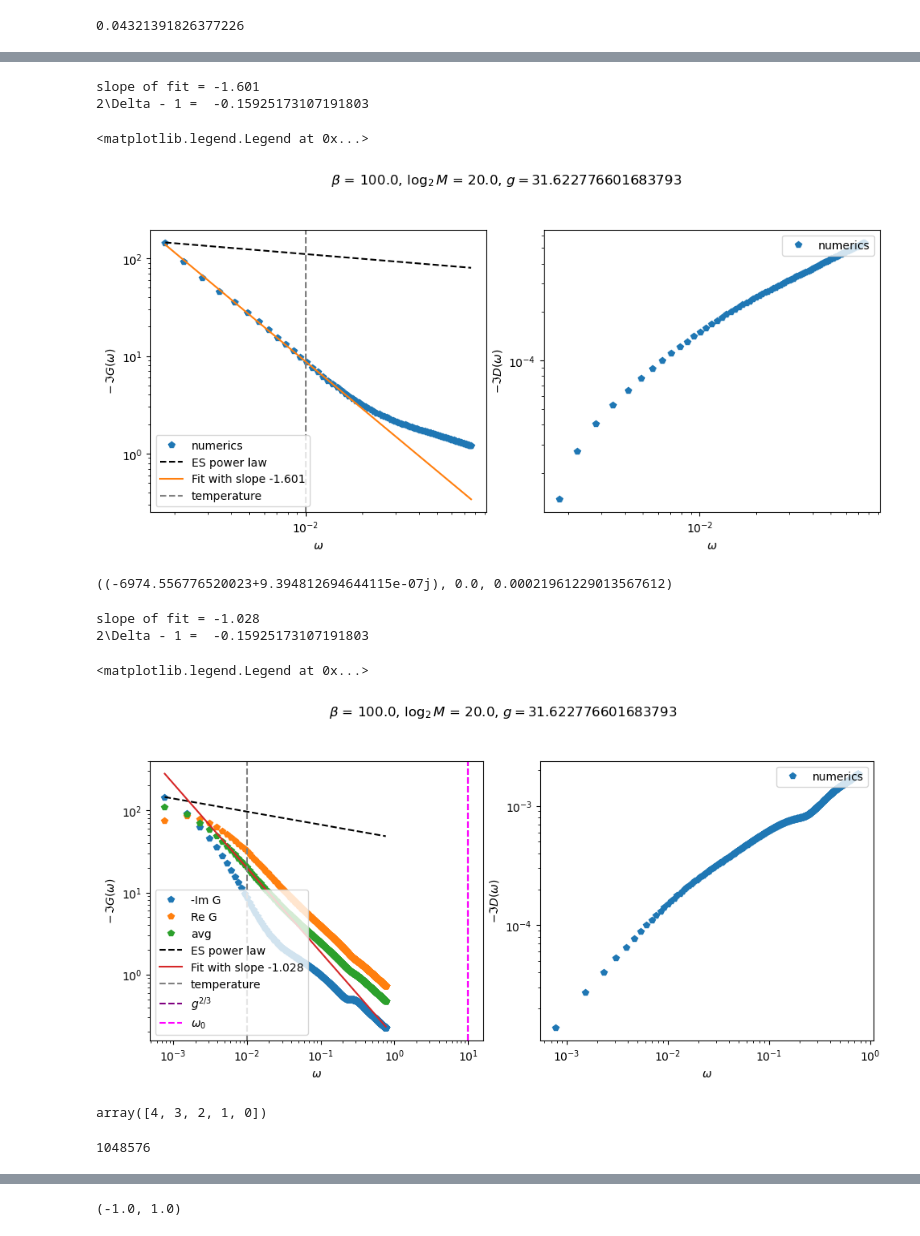
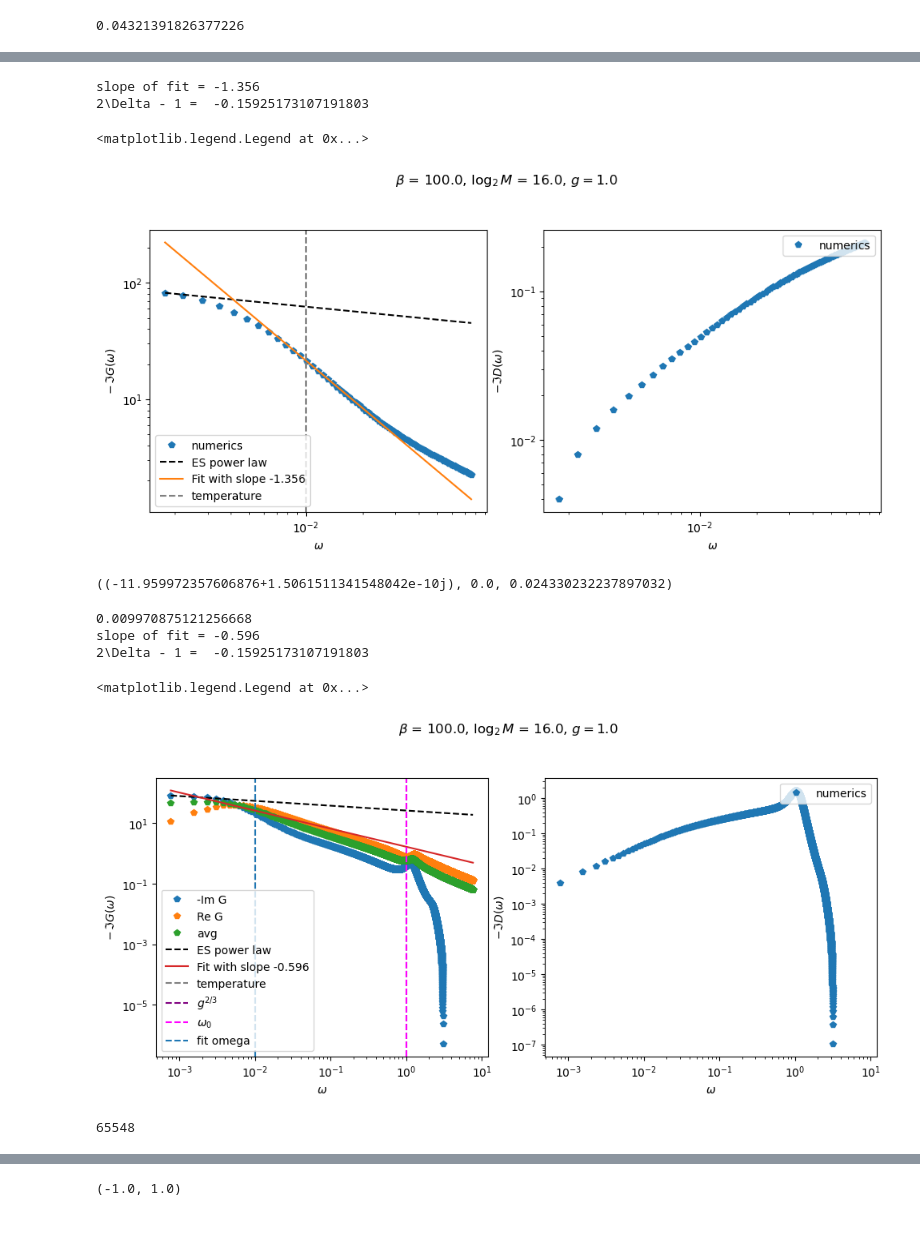
Before and after one commit to aravindhshankar/TwoSidedYSYK, a Jupyter notebook: Benchmarking/YSYKRealtimeTesting.ipynb, the cells around one changed output, grey strips where cells are left out. Cells and saved outputs as stored; diff of their text form; code cells hidden in the pictures.

```diff
--- a/Benchmarking/YSYKRealtimeTesting.ipynb
+++ b/Benchmarking/YSYKRealtimeTesting.ipynb
@@ -37,15 +37,15 @@ def rhotosigma(rhoG,rhoD,M,dt,t,g,beta,kappa=1,delta=1e-6):
     return [Sigma, Pi]
 # %%
 #g = 1.
-g = np.sqrt(1000)
+g = np.sqrt(1**3)
 mu = 0.
 #r = 0.001
 #r = 0.1
-r = 100.
+r = 1**2.
 
 beta = 100.
 
-M = int(2**20) #number of points in the grid
+M = int(2**16) #number of points in the grid
 T = 2**12 #upper cut-off for the time
 dt = (2*T)/((2*M))
 t = dt * (np.arange(2*M) - M)
@@ -55,7 +55,7 @@ dw = np.pi/(M*dt)
 eta = dw*2.1
 #eta = dw*1.000001
 #eta = dw*0.1
-#eta = dw*1.1
+#eta = dw*11.1
 #eta = 0.5 * np.pi / beta
 
 omega = dw * (np.arange(2*M) - M)
@@ -343,6 +343,4 @@ print(DRomega[-1])
 # %%
-
-
 # powD = 1. - 4*Delta
 delta = 0.420374134464041
 start,stop = M+1, M+100
@@ -406,19 +404,19 @@ ax2.legend(loc = 'upper right')
 #plt.savefig('KoenraadEmails/PowerLawRealTimeConvBosonWithMR.pdf')
 #plt.savefig('KoenraadEmails/PowerLawRealTimeConvBosonWithoutMR.pdf')
 # %% [output]
-slope of fit = -1.601
+slope of fit = -1.356
 2\Delta - 1 =  -0.15925173107191803
 <matplotlib.legend.Legend at 0x...>
-[figure, old version]
+[figure, new version]
 # %%
 SigmaOmega,PiOmega = rhotosigma(rhoG,rhoD,M,dt,t,g,beta,kappa=1,delta=eta)
 PiOmega[M], omega[M], omegar2
 # %% [output]
-((-6974.556776520023+9.394812694644115e-07j), 0.0, 0.00021961229013567612)
+((-11.959972357606876+1.5061511341548042e-10j), 0.0, 0.024330232237897032)
 # %%
 # powD = 1. - 4*Delta
 delta = 0.420374134464041
-start,stop = M+1, M+1000
+start,stop = M+1, M+10000
 
 avg = 0.5*(np.real(GRomega)- np.imag(GRomega))
 
@@ -431,12 +429,14 @@ fitD_val = -np.imag(DRomega[start])
 conf_fit_D = 1 * np.abs(omega[start:stop])**(1-4*delta)
 conf_fit_D = conf_fit_D/conf_fit_D[0] * fitD_val
 
-#meet_idx= omega_idx(min(abs(np.real(GRomega)+np.imag(GRomega))), dw, M)
+#meet_idx= np.argmin(abs(np.real(GRomega)+np.imag(GRomega)))
 meet_idx = omega_idx(temp,dw,M)
 
-fitslice = slice(meet_idx, meet_idx + 15)
+#fitslice = slice(meet_idx, meet_idx + 15)
 #fitslice = slice(start+10, start + 20)
 #fitslice = slice(start+25, start + 35)
+fitslice = slice(meet_idx - 10, meet_idx+10)
+print(omega[meet_idx])
 #functoplot = -np.imag(GRomega)
 functoplot = avg
 m,c = np.polyfit(np.log(np.abs(omega[fitslice])), np.log(functoplot[fitslice]),1)
@@ -461,41 +461,38 @@ ax1.loglog(np.abs(omega[start:stop]), avg[start:stop],'p',label = 'avg')
 ax1.loglog(np.abs(omega[start:stop]), conf_fit_G[start:stop],'k--',label = 'ES power law')
 ax1.loglog(np.abs(omega[start:stop]),np.exp(c)*np.abs(omega[start:stop])**m, label=f'Fit with slope {m:.03f}')
 #ax1.set_xlim(1e-3,1e-1)
 ax1.axvline([temp],ls = '--', c= 'gray',label = 'temperature')
 ax1.axvline([g**(2/3)],ls = '--', c= 'purple',label = r'$g^{2/3}$')
 ax1.axvline([np.sqrt(r)],ls = '--', c= 'magenta',label = r'$\omega_0$')
+ax1.axvline([omega[meet_idx]],ls = '--', label = 'fit omega')
 
 ax1.set_xlabel(r'$\omega$')
 ax1.set_ylabel(r'$-\,\Im{G(\omega)}$')
 #ax1.set_ylabel(r'$|G(\omega)|$')
 #ax1.set_aspect('equal', adjustable='box')
 #ax1.axis('square')
 ax1.legend(loc = 'lower left')
 #ax1.text(0.05,100,f'slope of fit = {m:.03f}')
 
 ax2.loglog(np.abs(omega[start:stop]), -np.imag(DRomega[start:stop]),'p',label='numerics')
 #ax2.loglog(omega[start:stop], np.abs(DRomega[start:stop]),'p',label='numerics')
 #ax2.loglog(np.abs(omega[start:stop]+1j*eta), conf_fit_D,'k--',label = 'ES power law')
 
 ax2.set_xlabel(r'$\omega$')
 ax2.set_ylabel(r'$-\Im{D(\omega)}$',labelpad = None)
 #ax2.set_ylabel(r'$|D(\omega)|$',labelpad = None)
 #ax2.set_aspect('equal', adjustable='box')
 ax2.legend(loc = 'upper right')
 
 #plt.savefig('KoenraadEmails/PowerLawRealTimeConvBosonWithMR.pdf')
 #plt.savefig('KoenraadEmails/PowerLawRealTimeConvBosonWithoutMR.pdf')
 # %% [output]
-slope of fit = -1.028
+0.009970875121256668
+slope of fit = -0.596
 2\Delta - 1 =  -0.15925173107191803
 <matplotlib.legend.Legend at 0x...>
-[figure, old version]
+[figure, new version]
-# %%
-arr = np.arange(5)
-arr[::-1]
-# %% [output]
-array([4, 3, 2, 1, 0])
 # %%
 omega_idx(min(abs(avg)), dw, M)
 # %% [output]
-1048576
+65548
```
Also changed, not shown: parts of 7 cells of this notebook, 4 other files.
